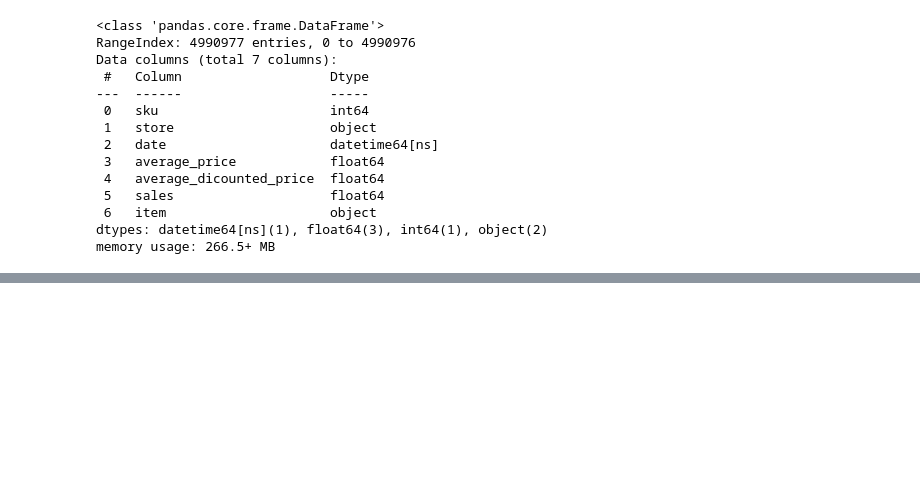
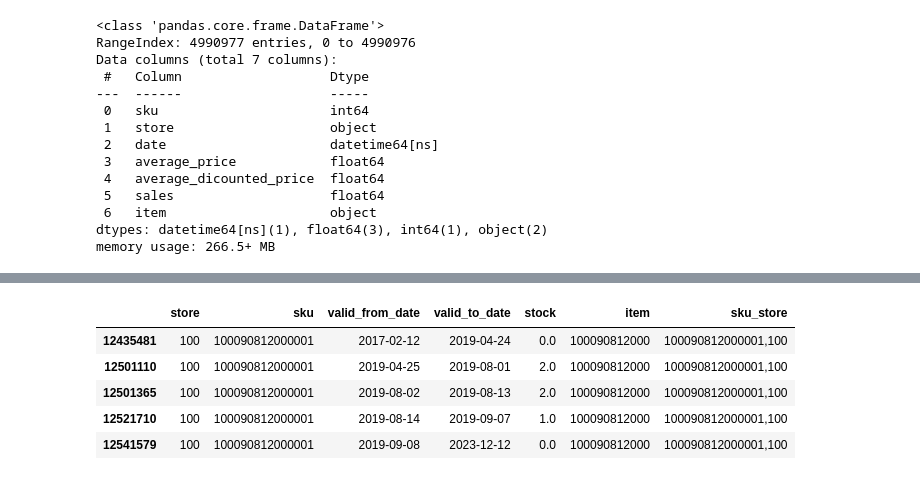
Before and after one commit to SDattaAi/sdatta-nlp, a Jupyter notebook: palmers_fashion/notebook2_warehouse.ipynb, the cells around one changed output, grey strips where cells are left out. Saved outputs shown, nothing was run; the diff lists cells and outputs as text; code cells hidden in the pictures; blank space fills up the shorter version.

```diff
--- a/palmers_fashion/notebook2_warehouse.ipynb
+++ b/palmers_fashion/notebook2_warehouse.ipynb
@@ -181,0 +161,42 @@ print(sku_warehouse.iloc[60:90])
+# %%
+import numpy as np
+import time
+
+start_time = time.time()
+mbew_fashion = mbew_fashion.sort_values('valid_from_date')
+
+for store in sales_data['store'].unique():
+    print("store:", store)
+    len_of_store = sales_data[sales_data['store'] == store]["sku_store"].nunique()
+
+    unique_sku_stores =  sales_data[sales_data['store'] == store]["sku_store"].unique()
+
+    mbew_fashion['valid_from_date'] = pd.to_datetime(mbew_fashion['valid_from_date'])
+    mbew_fashion['valid_to_date'] = pd.to_datetime(mbew_fashion['valid_to_date'])
+    filtered_mbew_fashion = mbew_fashion[mbew_fashion['sku_store'].isin(unique_sku_stores)]
+
+    # Function to generate date ranges
+    def generate_date_ranges(row):
+        return pd.date_range(row['valid_from_date'], row['valid_to_date'])
+
+    # Apply function to create date ranges
+    df_all_2 = filtered_mbew_fashion.apply(generate_date_ranges, axis=1)
+
+    # Create DataFrame with SKU-store and dates
+    df_all_2 = pd.DataFrame({
+        'sku_store': np.repeat(filtered_mbew_fashion['sku_store'].values, df_all_2.str.len()),
+        'date': np.concatenate(df_all_2.values)  # Convert DatetimeIndex to array for concatenation
+    })
+    # merge left by ['sku_store', 'date'] and right by ['sku_store', 'valid_to_date']
+    df_all_2 = pd.merge(df_all_2, filtered_mbew_fashion[['sku_store','valid_from_date', 'stock']], left_on=['sku_store', 'date'], right_on=['sku_store', 'valid_from_date'], how='left')
+    # ffil stock
+    df_all_2['stock'] = df_all_2['stock'].ffill()
+    df_all_2 = df_all_2.drop(columns=['valid_from_date'])
+    df_all_2 = pd.merge(sales_data, df_all_2, on=["sku_store","date"], how="right")
+    df_all_2['sku'] = df_all_2['sku_store'].str.split(',').str[0]
+    df_all_2['store'] = df_all_2['sku_store'].str.split(',').str[1]
+    df_all_2['item'] = df_all_2['sku'].astype(str).str[:12]
+    df_all_2['sales'] = df_all_2['sales'].fillna(0)
+    df_all_2.to_parquet("df_all_store_{}.parquet".format(store))
+
+print("--- %s seconds ---" % (time.time() - start_time))
@@ -181,0 +329,9 @@ print(sku_warehouse.iloc[60:90])
+# %%
+mbew_fashion[mbew_fashion['sku_store'] == '100090812000001,100']
+# %% [output]
+|  | store | sku | valid_from_date | valid_to_date | stock | item | sku_store |
+| 12435481 | 100 | 100090812000001 | 2017-02-12 | 2019-04-24 | 0.0 | 100090812000 | 100090812000001,100 |
+| 12501110 | 100 | 100090812000001 | 2019-04-25 | 2019-08-01 | 2.0 | 100090812000 | 100090812000001,100 |
+| 12501365 | 100 | 100090812000001 | 2019-08-02 | 2019-08-13 | 2.0 | 100090812000 | 100090812000001,100 |
+| 12521710 | 100 | 100090812000001 | 2019-08-14 | 2019-09-07 | 1.0 | 100090812000 | 100090812000001,100 |
+| 12541579 | 100 | 100090812000001 | 2019-09-08 | 2023-12-12 | 0.0 | 100090812000 | 100090812000001,100 |
```
Also changed, not shown: parts of 25 cells of this notebook.
